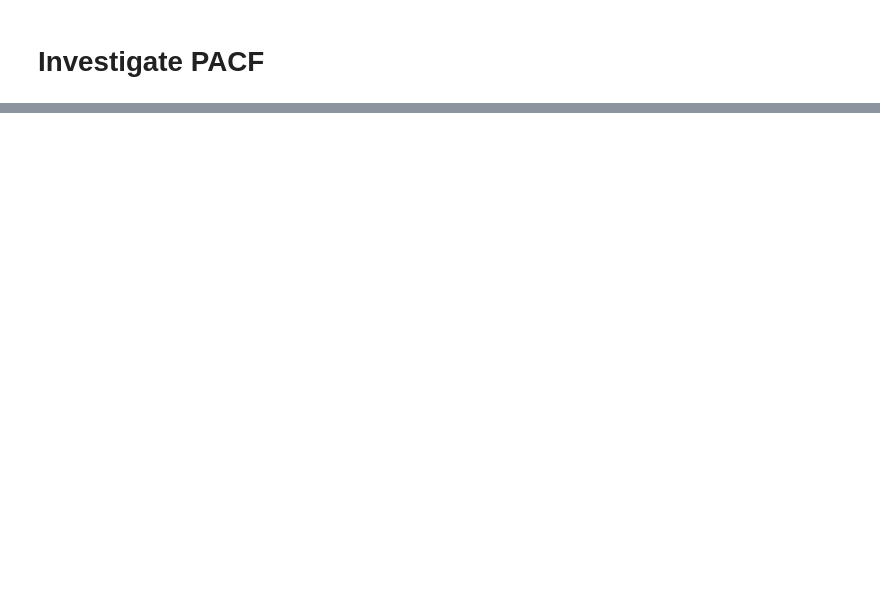
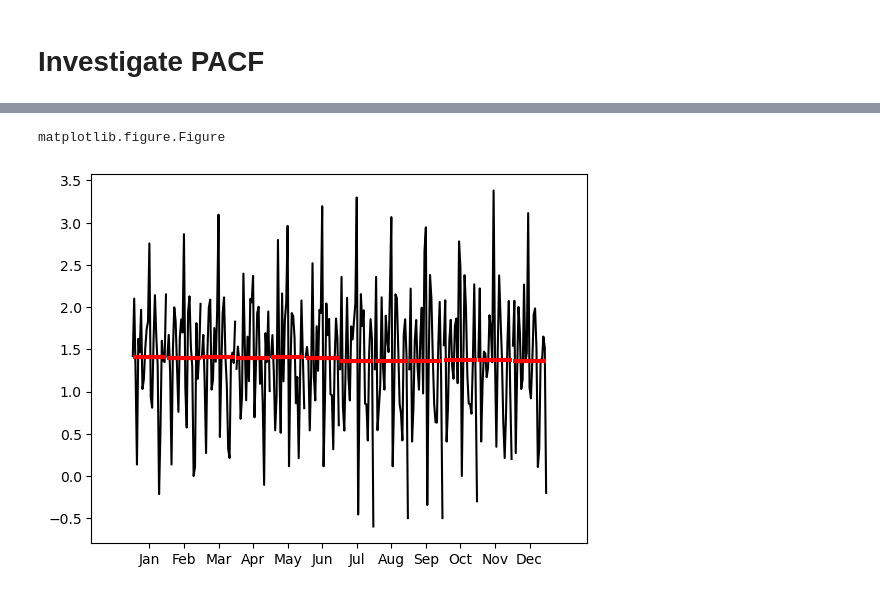
Before and after one commit to FSpanhel/plv_1, a Jupyter notebook: _analyze_data.ipynb, the cells around one changed output, grey strips where cells are left out. Drawn from its saved outputs; the diff is of its cells as text; code cells hidden in the pictures; blank space fills up the shorter version.

```diff
--- a/_analyze_data.ipynb
+++ b/_analyze_data.ipynb
@@ -69,0 +147,10 @@ dtype: float64
+# %%
+import statsmodels.api as sm
+
+y = pd.Series(index=data.index, data=data["inflation"].to_numpy().astype(float))
+y = y.loc[slice(None, "2020")]
+fig = sm.graphics.tsa.month_plot(y)
+type(fig)
+# %% [output]
+matplotlib.figure.Figure
+[figure, added]
```
Also changed, not shown: parts of 25 cells of this notebook, 6 other files.
